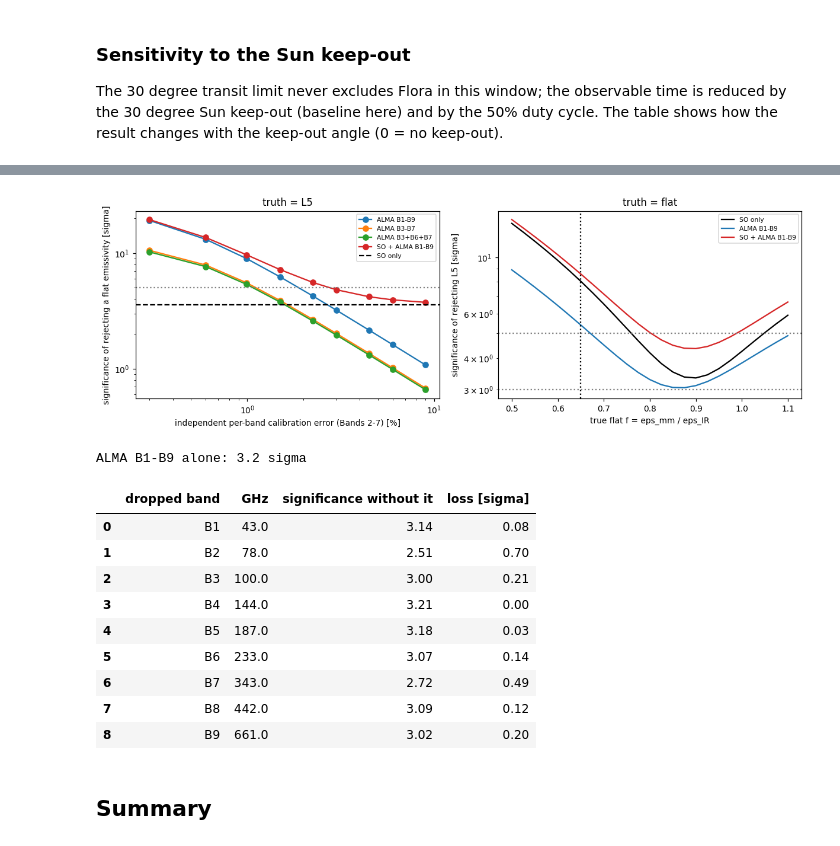
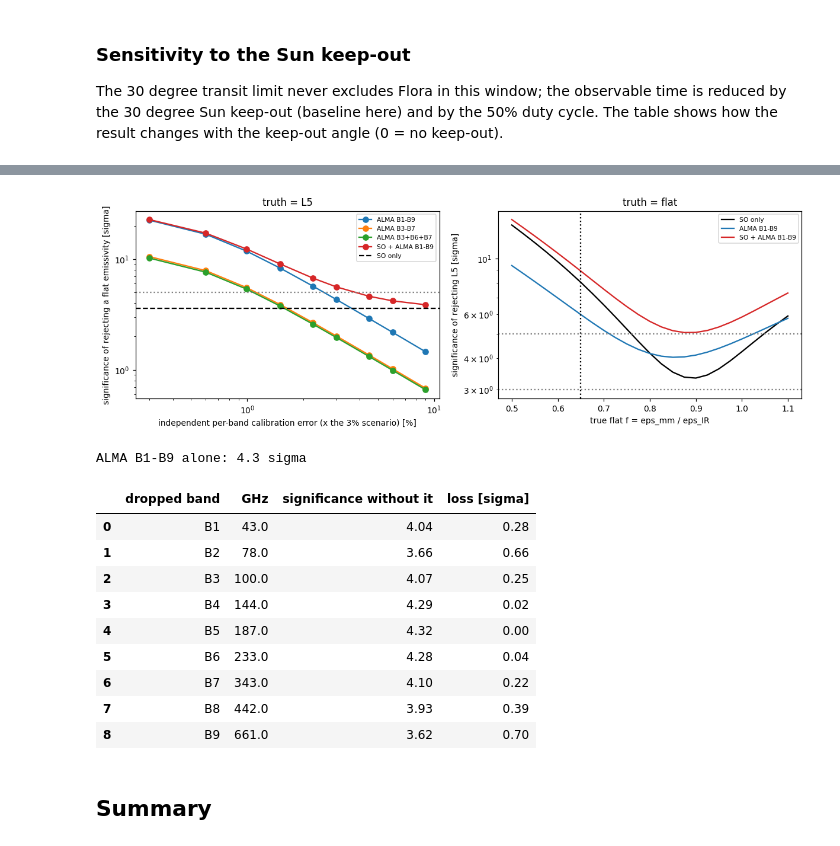
Before and after one commit to Sulla2012/atm_scattering, a Jupyter notebook: notebooks/so_flora_forecast.ipynb, the cells around one changed output, grey strips where cells are left out. Drawn from its saved outputs; the diff is of its cells as text; code cells hidden in the pictures.

Commit message:
SO forecast: ALMA calibration scenarios from the Proposer's Guide and Francis+2020

```diff
--- a/notebooks/so_flora_forecast.ipynb
+++ b/notebooks/so_flora_forecast.ipynb
@@ -344,8 +347,13 @@ ALMA observes Flora in a single session per band (not daily), and its statistica
 * Each instrument also has a **common absolute-scale error** (ALMA 5%, SO 2%, `ALMA_ABS_CAL` and `SO_ABS_CAL`) treated as a nuisance parameter; for the flat hypothesis it is absorbed by f, but the cross-calibration between SO and ALMA is constrained jointly.
 * The IR-model (log D, log T1) nuisance parameters and the L5 e(nu) posterior covariance (over all the distinct SO and ALMA frequencies) are marginalised as before.
 # %%
-ALMA_REL_CAL = {"B1": 0.05, "B2": 0.03, "B3": 0.03, "B4": 0.03, "B5": 0.03, "B6": 0.03, "B7": 0.03, "B8": 0.07, "B9": 0.07}
-ALMA_ABS_CAL, SO_ABS_CAL, ALMA_STAT = 0.05, 0.02, 0.005
+ALMA_CAL = {
+    "handbook nominal": {"B1": 0.05, "B2": 0.05, "B3": 0.05, "B4": 0.05, "B5": 0.05, "B6": 0.10, "B7": 0.10, "B8": 0.10, "B9": 0.20},
+    "good relative (3%)": {b: 0.03 for b in ALMA_GHZ},
+    "optimistic (1%)": {b: 0.01 for b in ALMA_GHZ},
+}
+ALMA_ABS_CAL, SO_ABS_CAL, ALMA_STAT = 0.05, 0.02, 0.005     # common-mode scales (nuisances); statistical error per band
+CAL_BASE = "good relative (3%)"                              # scenario used for the calibration scan and the band ranking
 
 alma_obs = json.loads((REPO / "reports" / "flora" / "alma_flora.json").read_text())[0]
 geom_alma = (alma_obs["r_au"], alma_obs["delta_au"], alma_obs["alpha_rad"])
@@ -367,7 +375,7 @@ for name, f in fits.items():
 union = np.unique(np.r_[SO_GHZ, ghz_a])                     # distinct frequencies (for the L5 e covariance)
 e0u, covU = eCovariance(L5_NPZ, union)
 th_a = alma_pred[list(FLOORS)[0]]["th"]
-rel = np.array([ALMA_REL_CAL[b] for b in bands])
+relOf = lambda scen: np.array([ALMA_CAL[scen][b] for b in bands])
 display(pd.DataFrame({"band": bands, "GHz": ghz_a, "e_L5": e0u[np.searchsorted(union, ghz_a)], "predicted flux, L5 [mJy]": th_a * e0u[np.searchsorted(union, ghz_a)],
-                      "independent error (stat + band calibration)": np.hypot(ALMA_STAT, rel)}).round(3))
+                      **{f"independent error, {k} (incl. 0.5% stat)": np.hypot(ALMA_STAT, relOf(k)) for k in ALMA_CAL}}).round(3))
 # %% [output]
@@ -384,5 +392,5 @@ display(pd.DataFrame({"band": bands, "GHz": ghz_a, "e_L5": e0u[np.searchsorted(u
 # %%
-def build(name, useSO=True, almaBands=tuple(bands), relScale=1.0):
+def build(name, useSO=True, almaBands=tuple(bands), relScale=1.0, cal=None):
     """Flattened measurement set (SO daily + ALMA single epoch) for one IR-error scenario."""
     th_l, k_l, s_l, fi_l, so_l, al_l = [], [], [], [], [], []
     if useSO:
@@ -394,7 +402,7 @@ def build(name, useSO=True, almaBands=tuple(bands), relScale=1.0):
     if sel:
         t_ = alma_pred[name]["th"][sel]
         th_l.append(t_); k_l.append(alma_pred[name]["kernel"][sel])
-        s_l.append(t_ * e0u[np.searchsorted(union, ghz_a[sel])] * np.hypot(ALMA_STAT, relScale * rel[sel]))
+        s_l.append(t_ * e0u[np.searchsorted(union, ghz_a[sel])] * np.hypot(ALMA_STAT, relScale * relOf(cal or CAL_BASE)[sel]))
         fi_l.append(np.searchsorted(union, ghz_a[sel]))
         so_l.append(np.zeros(len(sel), bool)); al_l.append(np.ones(len(sel), bool))
     th_, k_, s_, fi_ = np.concatenate(th_l), np.concatenate(k_l), np.concatenate(s_l), np.concatenate(fi_l)
@@ -417,10 +425,13 @@ cases = {
 }
 rows = []
 for name in FLOORS:
-    for case, kw in cases.items():
-        rows.append({"IR error treatment": name, "case": case,
-                     "truth L5: reject flat (sigma)": sigmaOf(name, "L5", **kw),
-                     f"truth flat f={F_CURRENT}: reject L5 (sigma)": sigmaOf(name, "flat", F_CURRENT, **kw)})
+    for cal in ALMA_CAL:
+        for case, kw in cases.items():
+            if case.startswith("SO only") and cal != CAL_BASE:
+                continue    # does not depend on the ALMA calibration
+            rows.append({"IR error treatment": name, "ALMA calibration": "-" if case.startswith("SO only") else cal, "case": case,
+                         "truth L5: reject flat (sigma)": sigmaOf(name, "L5", cal=cal, **kw),
+                         f"truth flat f={F_CURRENT}: reject L5 (sigma)": sigmaOf(name, "flat", F_CURRENT, cal=cal, **kw)})
 alma_table = pd.DataFrame(rows)
 display(alma_table.round(2))
 # %% [output]
@@ -442,24 +455,24 @@ display(alma_table.round(2))
 # %%
 # significance against the independent per-band calibration error (truth = L5, reject flat), IR error treatment A
 name = list(FLOORS)[0]
 scales = np.array([0.1, 0.2, 0.33, 0.5, 0.75, 1.0, 1.5, 2.0, 3.0])
 fig, ax = plt.subplots(1, 2, figsize=(11, 3.8))
 for label, kw, c_ in [("ALMA B1-B9", dict(useSO=False, almaBands=tuple(bands)), "C0"), ("ALMA B3-B7", dict(useSO=False, almaBands=("B3", "B4", "B5", "B6", "B7")), "C1"),
                       ("ALMA B3+B6+B7", dict(useSO=False, almaBands=("B3", "B6", "B7")), "C2"), ("SO + ALMA B1-B9", dict(useSO=True, almaBands=tuple(bands)), "C3")]:
     ax[0].plot(100 * scales * 0.03, [sigmaOf(name, "L5", relScale=s_, **kw) for s_ in scales], "o-", c=c_, label=label)
 ax[0].axhline(sigmaOf(name, "L5", useSO=True, almaBands=()), c="k", ls="--", label="SO only")
 ax[0].axhline(5, c="gray", ls=":")
-ax[0].set(xscale="log", yscale="log", xlabel="independent per-band calibration error (Bands 2-7) [%]", ylabel="significance of rejecting a flat emissivity [sigma]", title="truth = L5")
+ax[0].set(xscale="log", yscale="log", xlabel="independent per-band calibration error (x the 3% scenario) [%]", ylabel="significance of rejecting a flat emissivity [sigma]", title="truth = L5")
 ax[0].legend(fontsize=7)
 # truth = flat: significance of rejecting L5 against the true f
 fs = np.linspace(0.5, 1.1, 25)
 for label, kw, c_ in [("SO only", dict(useSO=True, almaBands=()), "k"), ("ALMA B1-B9", dict(useSO=False, almaBands=tuple(bands)), "C0"), ("SO + ALMA B1-B9", dict(useSO=True, almaBands=tuple(bands)), "C3")]:
     ax[1].plot(fs, [sigmaOf(name, "flat", f_, **kw) for f_ in fs], c=c_, label=label)
 ax[1].axvline(F_CURRENT, c="k", ls=":"); ax[1].axhline(5, c="gray", ls=":"); ax[1].axhline(3, c="gray", ls=":")
 ax[1].set(yscale="log", xlabel="true flat f = eps_mm / eps_IR", ylabel="significance of rejecting L5 [sigma]", title="truth = flat"); ax[1].legend(fontsize=7)
 fig.tight_layout()
 # %% [output]
-[figure, old version]
+[figure, new version]
 # %%
 # which ALMA bands carry the discrimination? leave one band out of the ALMA-only set (truth = L5)
 full = sigmaOf(name, "L5", useSO=False, almaBands=tuple(bands))
@@ -468,17 +481,17 @@ rows = [{"dropped band": b, "GHz": ALMA_GHZ[b], "significance without it": sigma
 print(f"ALMA B1-B9 alone: {full:.1f} sigma")
 display(pd.DataFrame(rows).round(2))
 # %% [output]
-ALMA B1-B9 alone: 3.2 sigma
+ALMA B1-B9 alone: 4.3 sigma
 |  | dropped band | GHz | significance without it | loss [sigma] |
-| 0 | B1 | 43.0 | 3.14 | 0.08 |
-| 1 | B2 | 78.0 | 2.51 | 0.70 |
-| 2 | B3 | 100.0 | 3.00 | 0.21 |
-| 3 | B4 | 144.0 | 3.21 | 0.00 |
-| 4 | B5 | 187.0 | 3.18 | 0.03 |
-| 5 | B6 | 233.0 | 3.07 | 0.14 |
-| 6 | B7 | 343.0 | 2.72 | 0.49 |
-| 7 | B8 | 442.0 | 3.09 | 0.12 |
-| 8 | B9 | 661.0 | 3.02 | 0.20 |
+| 0 | B1 | 43.0 | 4.04 | 0.28 |
+| 1 | B2 | 78.0 | 3.66 | 0.66 |
+| 2 | B3 | 100.0 | 4.07 | 0.25 |
+| 3 | B4 | 144.0 | 4.29 | 0.02 |
+| 4 | B5 | 187.0 | 4.32 | 0.00 |
+| 5 | B6 | 233.0 | 4.28 | 0.04 |
+| 6 | B7 | 343.0 | 4.10 | 0.22 |
+| 7 | B8 | 442.0 | 3.93 | 0.39 |
+| 8 | B9 | 661.0 | 3.62 | 0.70 |
 # %% [markdown]
 ## Summary
 # %%
```
Also changed, not shown: parts of 4 cells of this notebook, 1 other file.
